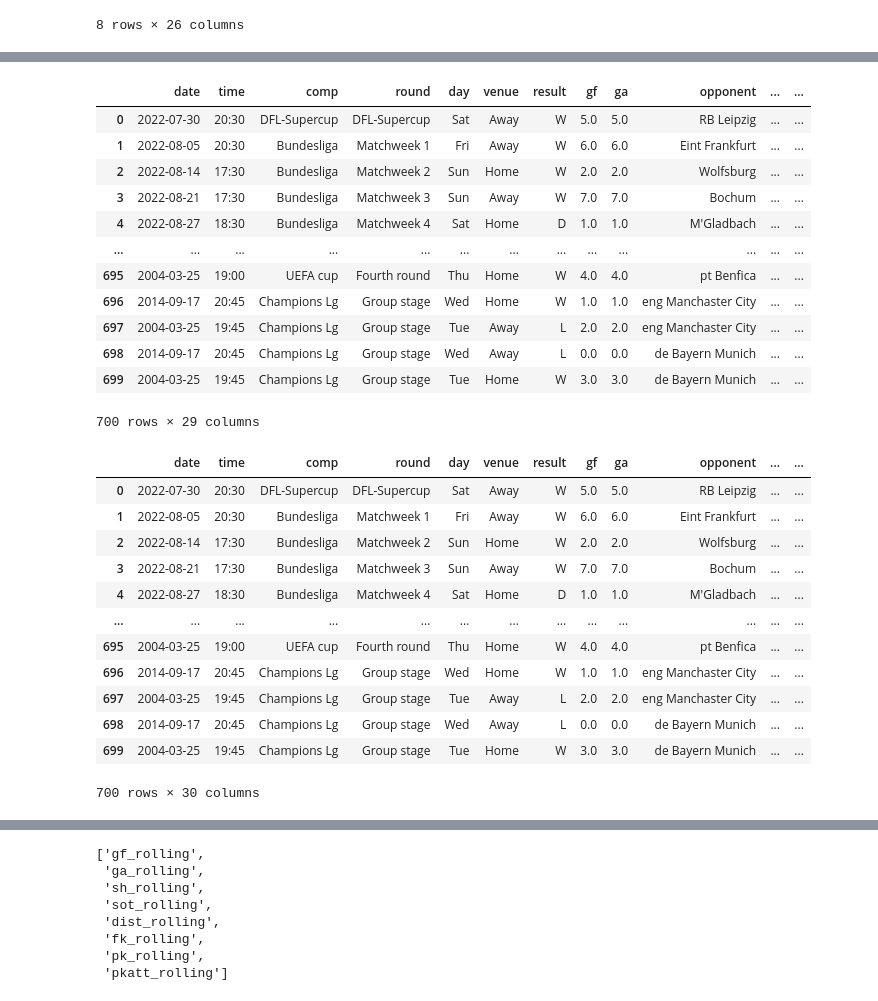
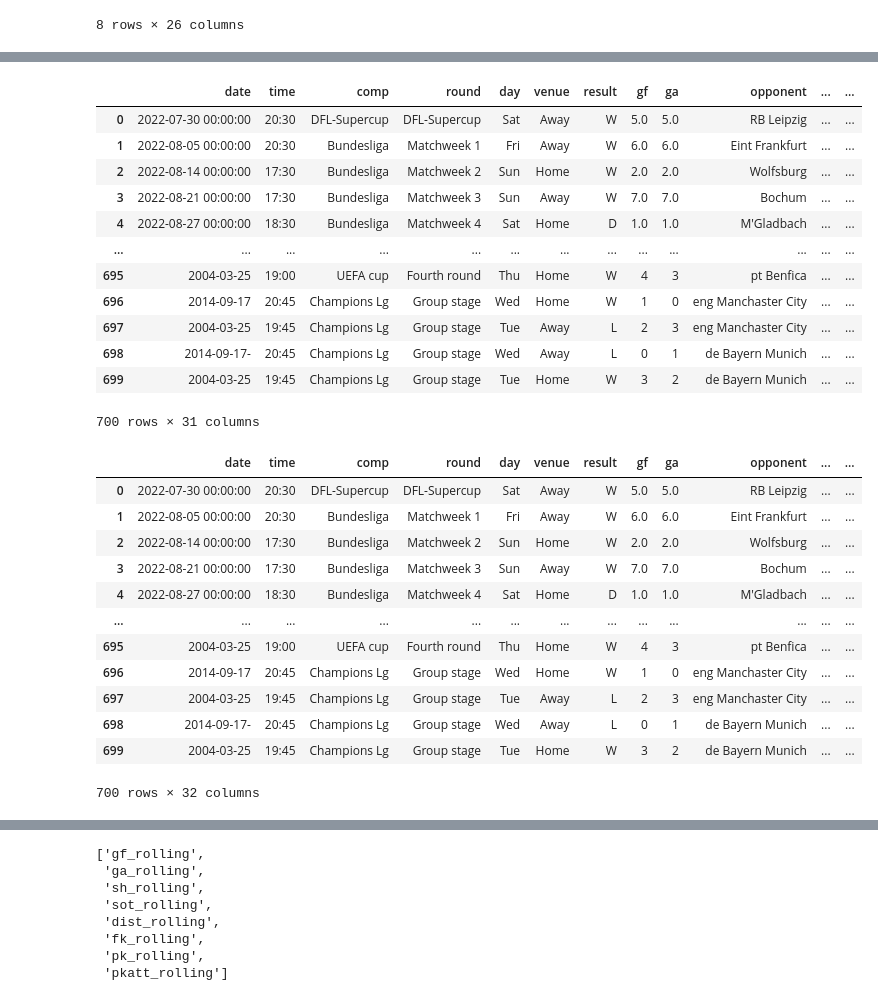
Before and after one commit to juchmielewska/assignment, a Jupyter notebook: 2_Assignment 1a, forecasting.ipynb, the cells around one changed output, grey strips where cells are left out. Saved outputs shown, nothing was run; the diff lists cells and outputs as text; code cells hidden in the pictures.

```diff
--- a/2_Assignment 1a, forecasting.ipynb
+++ b/2_Assignment 1a, forecasting.ipynb
@@ -14,0 +60,7 @@ matches.head()
+# %%
+matches["day_code"] = matches["date"].dt.dayofweek
+matches
+
+# Monday - 0
+# Thuesday - 1
+# ...
@@ -48,0 +97,3 @@ selected_teams
+# %%
+selected_matches = matches[matches["team"].isin(selected_teams)]
+selected_matches
@@ -88,7 +154,7 @@ new_rows = pd.DataFrame({
     'team': ['Benefica', 'Benefica', 'Internazionale', 'Internazionale', 'Bayern Munich', 'Bayern Munich', 'Manchaster City', 'Manchaster City']
            })
 
-sm = pd.concat([sm, new_rows], ignore_index=True)
+selected_matches = pd.concat([selected_matches, new_rows], ignore_index=True)
 # %%
 # Data - date od match.
 # Time - time of match.
@@ -228,0 +229,7 @@ dtype: object
+# %%
+selected_matches["target"] = (selected_matches["result"] == "W").astype("int")
+selected_matches
+
+# Lost [L] --> 0
+# Draw [D] --> 0
+# Win [W] --> 1
@@ -229,40 +250,40 @@ dtype: object
 # %%
 # converting from a string into categories --> and categories into numbers
-sm["venue_code"] = sm["venue"].astype("category").cat.codes
-sm
+selected_matches["venue_code"] = selected_matches["venue"].astype("category").cat.codes
+selected_matches
 
 # venue code:
 # 0 --> Away
 # 1 --> Home
 # %% [output]
 |  | date | time | comp | round | day | venue | result | gf | ga | opponent | ... | ... |
-| 0 | 2022-07-30 | 20:30 | DFL-Supercup | DFL-Supercup | Sat | Away | W | 5.0 | 5.0 | RB Leipzig | ... | ... |
-| 1 | 2022-08-05 | 20:30 | Bundesliga | Matchweek 1 | Fri | Away | W | 6.0 | 6.0 | Eint Frankfurt | ... | ... |
-| 2 | 2022-08-14 | 17:30 | Bundesliga | Matchweek 2 | Sun | Home | W | 2.0 | 2.0 | Wolfsburg | ... | ... |
-| 3 | 2022-08-21 | 17:30 | Bundesliga | Matchweek 3 | Sun | Away | W | 7.0 | 7.0 | Bochum | ... | ... |
-| 4 | 2022-08-27 | 18:30 | Bundesliga | Matchweek 4 | Sat | Home | D | 1.0 | 1.0 | M'Gladbach | ... | ... |
+| 0 | 2022-07-30 00:00:00 | 20:30 | DFL-Supercup | DFL-Supercup | Sat | Away | W | 5.0 | 5.0 | RB Leipzig | ... | ... |
+| 1 | 2022-08-05 00:00:00 | 20:30 | Bundesliga | Matchweek 1 | Fri | Away | W | 6.0 | 6.0 | Eint Frankfurt | ... | ... |
+| 2 | 2022-08-14 00:00:00 | 17:30 | Bundesliga | Matchweek 2 | Sun | Home | W | 2.0 | 2.0 | Wolfsburg | ... | ... |
+| 3 | 2022-08-21 00:00:00 | 17:30 | Bundesliga | Matchweek 3 | Sun | Away | W | 7.0 | 7.0 | Bochum | ... | ... |
+| 4 | 2022-08-27 00:00:00 | 18:30 | Bundesliga | Matchweek 4 | Sat | Home | D | 1.0 | 1.0 | M'Gladbach | ... | ... |
 | ... | ... | ... | ... | ... | ... | ... | ... | ... | ... | ... | ... | ... |
-| 695 | 2004-03-25 | 19:00 | UEFA cup | Fourth round | Thu | Home | W | 4.0 | 4.0 | pt Benfica | ... | ... |
-| 696 | 2014-09-17 | 20:45 | Champions Lg | Group stage | Wed | Home | W | 1.0 | 1.0 | eng Manchaster City | ... | ... |
-| 697 | 2004-03-25 | 19:45 | Champions Lg | Group stage | Tue | Away | L | 2.0 | 2.0 | eng Manchaster City | ... | ... |
-| 698 | 2014-09-17 | 20:45 | Champions Lg | Group stage | Wed | Away | L | 0.0 | 0.0 | de Bayern Munich | ... | ... |
-| 699 | 2004-03-25 | 19:45 | Champions Lg | Group stage | Tue | Home | W | 3.0 | 3.0 | de Bayern Munich | ... | ... |
+| 695 | 2004-03-25 | 19:00 | UEFA cup | Fourth round | Thu | Home | W | 4 | 3 | pt Benfica | ... | ... |
+| 696 | 2014-09-17 | 20:45 | Champions Lg | Group stage | Wed | Home | W | 1 | 0 | eng Manchaster City | ... | ... |
+| 697 | 2004-03-25 | 19:45 | Champions Lg | Group stage | Tue | Away | L | 2 | 3 | eng Manchaster City | ... | ... |
+| 698 | 2014-09-17- | 20:45 | Champions Lg | Group stage | Wed | Away | L | 0 | 1 | de Bayern Munich | ... | ... |
+| 699 | 2004-03-25 | 19:45 | Champions Lg | Group stage | Tue | Home | W | 3 | 2 | de Bayern Munich | ... | ... |
-700 rows × 29 columns
+700 rows × 31 columns
 # %%
-sm["opp_code"] = sm["opponent"].astype("category").cat.codes
-sm
+selected_matches["opp_code"] = selected_matches["opponent"].astype("category").cat.codes
+selected_matches
 # %% [output]
 |  | date | time | comp | round | day | venue | result | gf | ga | opponent | ... | ... |
-| 0 | 2022-07-30 | 20:30 | DFL-Supercup | DFL-Supercup | Sat | Away | W | 5.0 | 5.0 | RB Leipzig | ... | ... |
-| 1 | 2022-08-05 | 20:30 | Bundesliga | Matchweek 1 | Fri | Away | W | 6.0 | 6.0 | Eint Frankfurt | ... | ... |
-| 2 | 2022-08-14 | 17:30 | Bundesliga | Matchweek 2 | Sun | Home | W | 2.0 | 2.0 | Wolfsburg | ... | ... |
-| 3 | 2022-08-21 | 17:30 | Bundesliga | Matchweek 3 | Sun | Away | W | 7.0 | 7.0 | Bochum | ... | ... |
-| 4 | 2022-08-27 | 18:30 | Bundesliga | Matchweek 4 | Sat | Home | D | 1.0 | 1.0 | M'Gladbach | ... | ... |
+| 0 | 2022-07-30 00:00:00 | 20:30 | DFL-Supercup | DFL-Supercup | Sat | Away | W | 5.0 | 5.0 | RB Leipzig | ... | ... |
+| 1 | 2022-08-05 00:00:00 | 20:30 | Bundesliga | Matchweek 1 | Fri | Away | W | 6.0 | 6.0 | Eint Frankfurt | ... | ... |
+| 2 | 2022-08-14 00:00:00 | 17:30 | Bundesliga | Matchweek 2 | Sun | Home | W | 2.0 | 2.0 | Wolfsburg | ... | ... |
+| 3 | 2022-08-21 00:00:00 | 17:30 | Bundesliga | Matchweek 3 | Sun | Away | W | 7.0 | 7.0 | Bochum | ... | ... |
+| 4 | 2022-08-27 00:00:00 | 18:30 | Bundesliga | Matchweek 4 | Sat | Home | D | 1.0 | 1.0 | M'Gladbach | ... | ... |
 | ... | ... | ... | ... | ... | ... | ... | ... | ... | ... | ... | ... | ... |
-| 695 | 2004-03-25 | 19:00 | UEFA cup | Fourth round | Thu | Home | W | 4.0 | 4.0 | pt Benfica | ... | ... |
-| 696 | 2014-09-17 | 20:45 | Champions Lg | Group stage | Wed | Home | W | 1.0 | 1.0 | eng Manchaster City | ... | ... |
-| 697 | 2004-03-25 | 19:45 | Champions Lg | Group stage | Tue | Away | L | 2.0 | 2.0 | eng Manchaster City | ... | ... |
-| 698 | 2014-09-17 | 20:45 | Champions Lg | Group stage | Wed | Away | L | 0.0 | 0.0 | de Bayern Munich | ... | ... |
-| 699 | 2004-03-25 | 19:45 | Champions Lg | Group stage | Tue | Home | W | 3.0 | 3.0 | de Bayern Munich | ... | ... |
+| 695 | 2004-03-25 | 19:00 | UEFA cup | Fourth round | Thu | Home | W | 4 | 3 | pt Benfica | ... | ... |
+| 696 | 2014-09-17 | 20:45 | Champions Lg | Group stage | Wed | Home | W | 1 | 0 | eng Manchaster City | ... | ... |
+| 697 | 2004-03-25 | 19:45 | Champions Lg | Group stage | Tue | Away | L | 2 | 3 | eng Manchaster City | ... | ... |
+| 698 | 2014-09-17- | 20:45 | Champions Lg | Group stage | Wed | Away | L | 0 | 1 | de Bayern Munich | ... | ... |
+| 699 | 2004-03-25 | 19:45 | Champions Lg | Group stage | Tue | Home | W | 3 | 2 | de Bayern Munich | ... | ... |
-700 rows × 30 columns
+700 rows × 32 columns
 # %%
```
Also changed, not shown: parts of 45 cells of this notebook.
